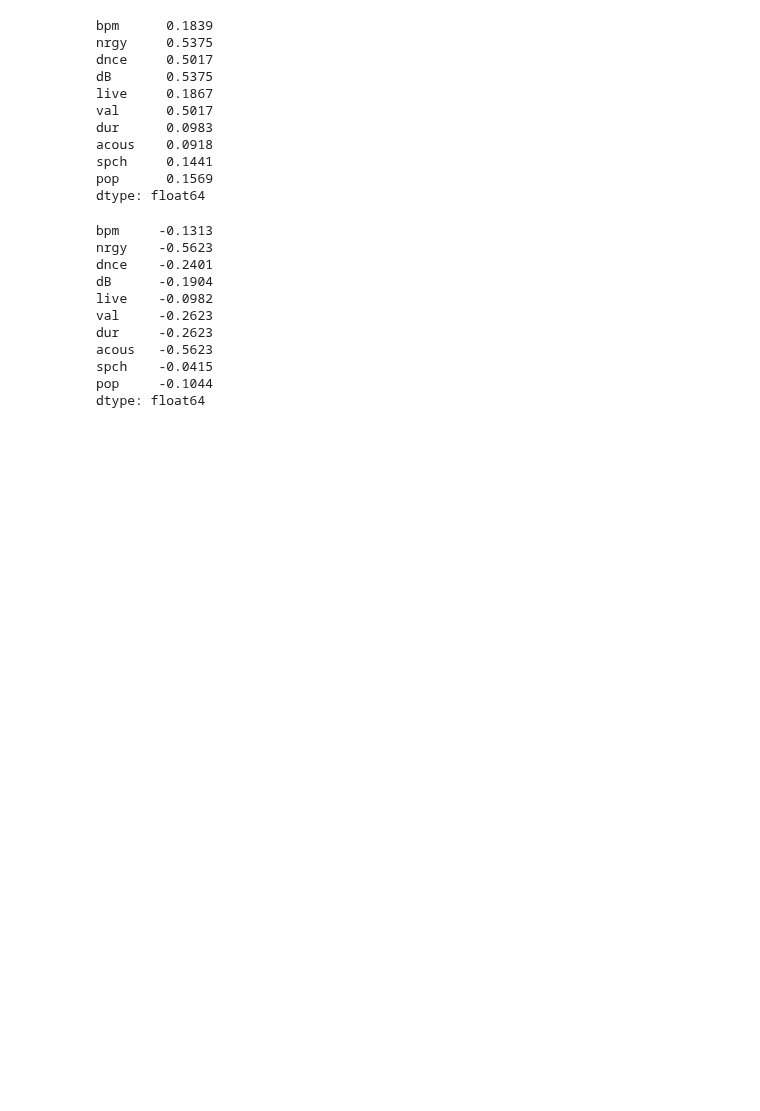
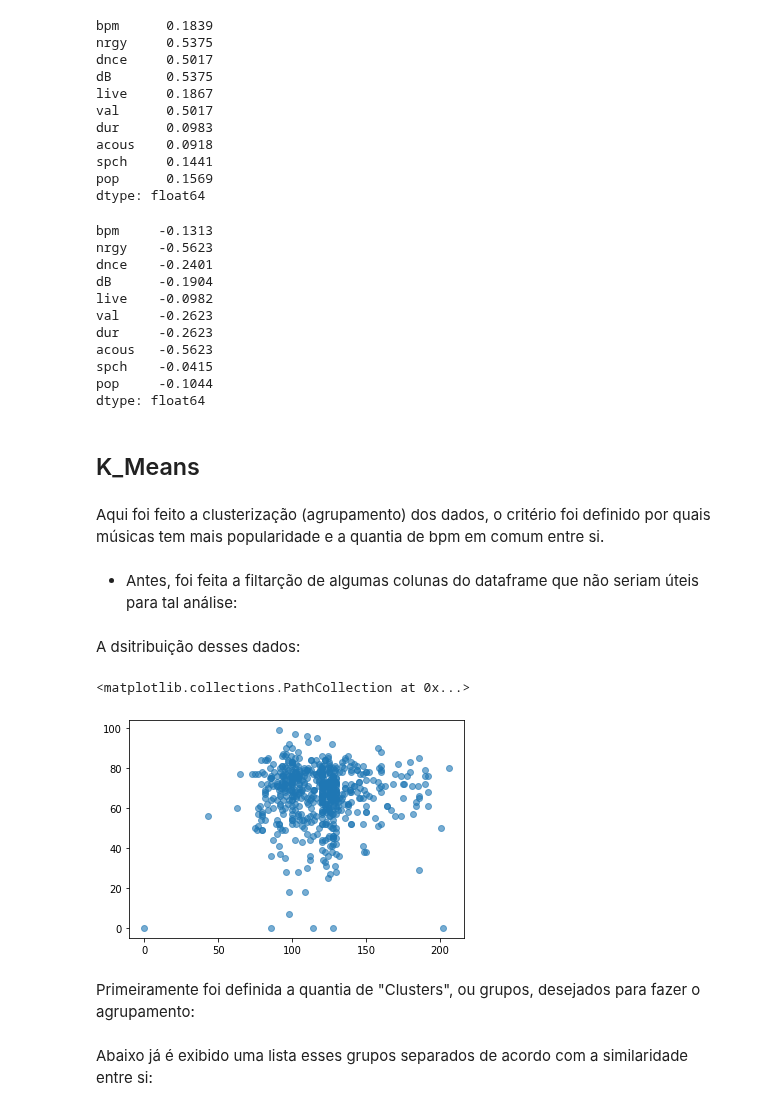
Before and after one commit to viniciusolzon/Music_Analysis, a Jupyter notebook: notebooks/dados_top10spotify.ipynb, the cells around one changed output. Cells and saved outputs as stored; diff of their text form; code cells hidden in the pictures; blank space fills up the shorter version.

Commit message:
K_Means compĺeto com legendas

```diff
--- a/notebooks/dados_top10spotify.ipynb
+++ b/notebooks/dados_top10spotify.ipynb
@@ -206,3 +208,21 @@ acous   -0.5623
 spch    -0.0415
 pop     -0.1044
 dtype: float64
+# %% [markdown]
+## K_Means
+# %% [markdown]
+Aqui foi feito a clusterização (agrupamento) dos dados, o critério foi definido por quais músicas tem mais popularidade e a quantia de bpm em comum entre si.
+# %% [markdown]
+- Antes, foi feita a filtarção de algumas colunas do dataframe que não seriam úteis para tal análise:
+# %%
+unecessary = ["top genre", "artist", "title", "nrgy", "dnce", "dB", "live", "val", "dur", "acous", "spch"]
+musics.drop(unecessary, axis = "columns", inplace = True)
+# %% [markdown]
+A dsitribuição desses dados:
+# %%
+plt.scatter(musics["bpm"], musics["pop"], alpha = 0.6)
+# %% [output]
+<matplotlib.collections.PathCollection at 0x...>
+[figure, added]
+# %% [markdown]
+Primeiramente foi definida a quantia de "Clusters", ou grupos, desejados para fazer o agrupamento:
@@ -208,0 +231,2 @@ dtype: float64
+# %% [markdown]
+Abaixo já é exibido uma lista esses grupos separados de acordo com a similaridade entre si:
```
Also changed, not shown: parts of 27 cells of this notebook.
